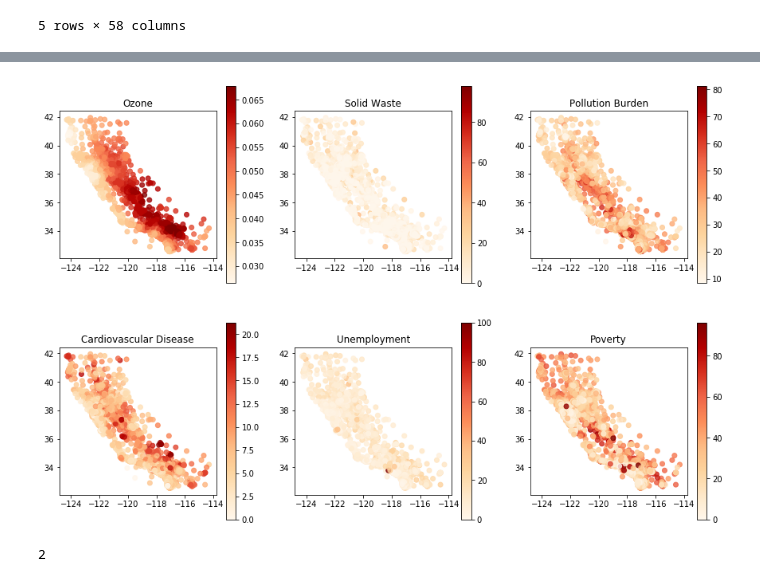
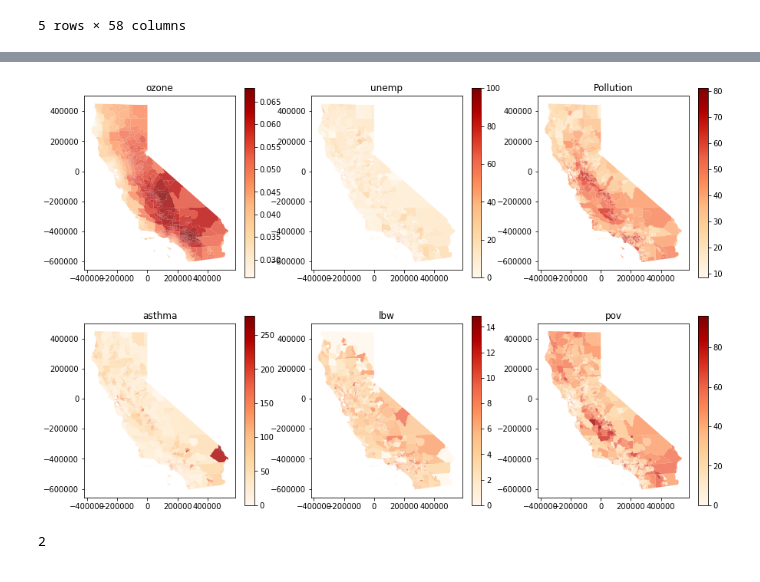
Before and after one commit to xr-cc/proj-hsg-env-chal, a Jupyter notebook: code/data_explore_CES3.ipynb, the cells around one changed output, grey strips where cells are left out. Drawn from its saved outputs; the diff is of its cells as text; code cells hidden in the pictures.

```diff
--- a/code/data_explore_CES3.ipynb
+++ b/code/data_explore_CES3.ipynb
@@ -72,22 +66,23 @@ Index(['Census Tract', 'Total Population', 'California County', 'ZIP',
       dtype='object')
 # %%
-features = ['Ozone','Solid Waste','Pollution Burden','Cardiovascular Disease','Unemployment','Poverty']
+# features = ['Ozone','Solid Waste','Pollution Burden','Cardiovascular Disease','Unemployment','Poverty']
+features = ['ozone','unemp','Pollution','asthma','lbw','pov']
 
 ncol = 3
 numPlot = len(features)
 nrow = int(np.ceil(numPlot/ncol))
 
 fig, axs = plt.subplots(nrow, ncol, figsize=(15,5*nrow))
 
 for i,feature in enumerate(features):
     ax = axs[int(i/ncol),i%ncol]
     gdf.plot(ax=ax,column=feature,cmap='OrRd', legend=True, alpha=0.8)
     ax.set_title(feature)
 
 
 plt.show()
 # %% [output]
-[figure, old version]
+[figure, new version]
 # %%
 # plot
 
```
Also changed, not shown: parts of 5 cells of this notebook.
